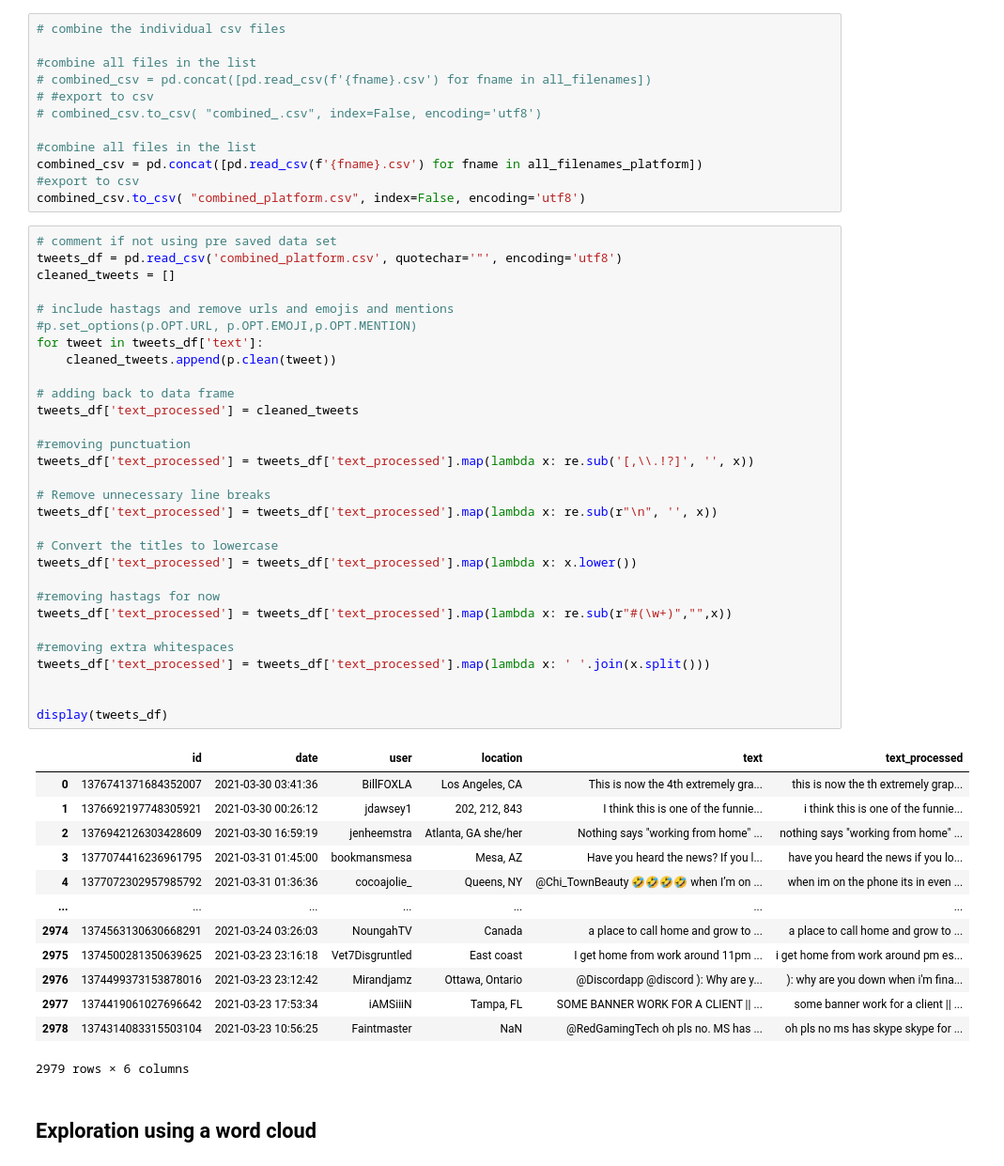
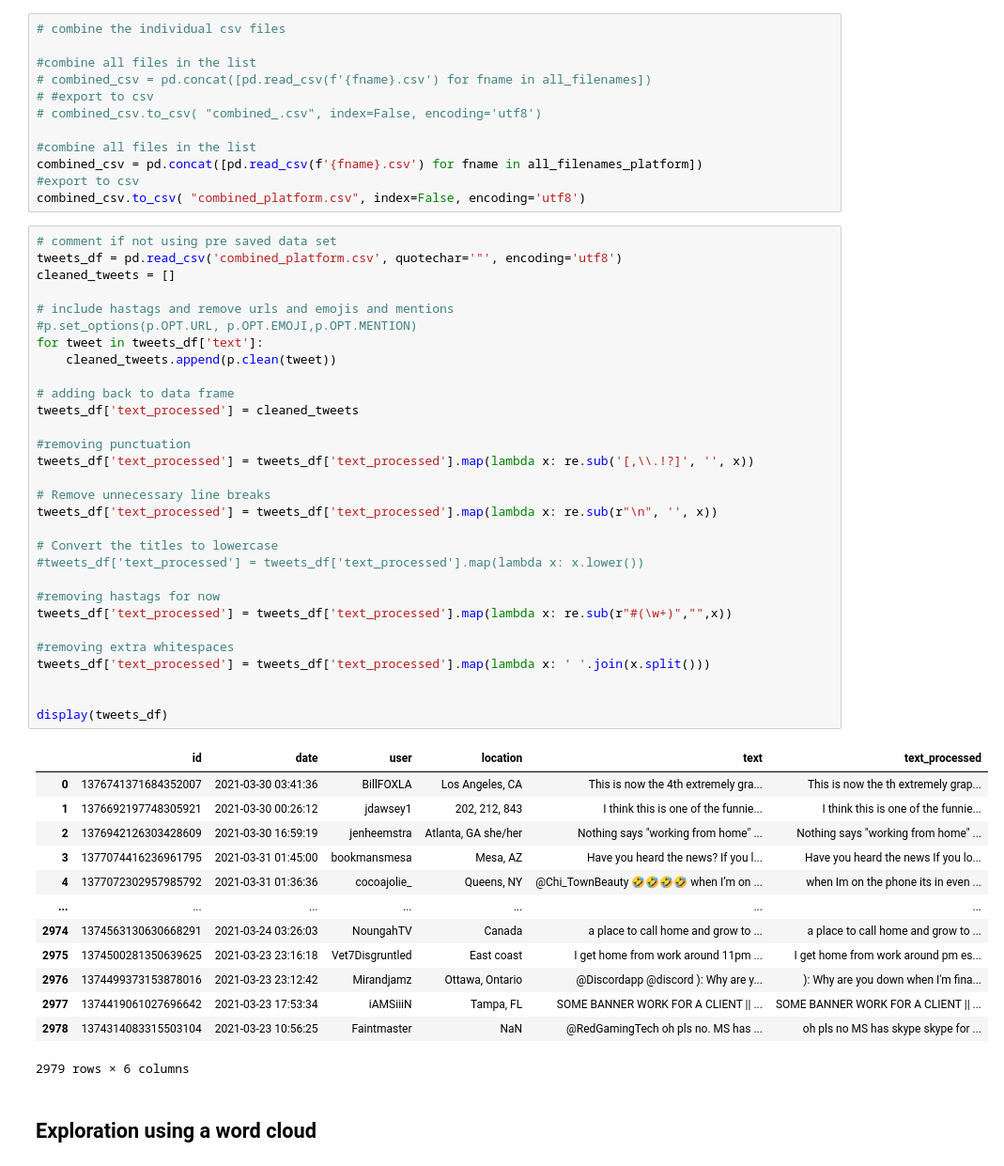
Before and after one commit to AgreshB/Text-Mining, a Jupyter notebook: processing_sma.ipynb, the cells around one changed output. Shown at 94% size. Cells and saved outputs as stored; diff of their text form.

```diff
--- a/processing_sma.ipynb
+++ b/processing_sma.ipynb
@@ -168,45 +171,45 @@ combined_csv.to_csv( "combined_platform.csv", index=False, encoding='utf8')
 # comment if not using pre saved data set
 tweets_df = pd.read_csv('combined_platform.csv', quotechar='"', encoding='utf8')
 cleaned_tweets = []
 
 # include hastags and remove urls and emojis and mentions
 #p.set_options(p.OPT.URL, p.OPT.EMOJI,p.OPT.MENTION)
 for tweet in tweets_df['text']:
     cleaned_tweets.append(p.clean(tweet))
 
 # adding back to data frame
 tweets_df['text_processed'] = cleaned_tweets
 
 #removing punctuation
 tweets_df['text_processed'] = tweets_df['text_processed'].map(lambda x: re.sub('[,\\.!?]', '', x))
 
 # Remove unnecessary line breaks
 tweets_df['text_processed'] = tweets_df['text_processed'].map(lambda x: re.sub(r"\n", '', x))
 
 # Convert the titles to lowercase
-tweets_df['text_processed'] = tweets_df['text_processed'].map(lambda x: x.lower())
+#tweets_df['text_processed'] = tweets_df['text_processed'].map(lambda x: x.lower())
 
 #removing hastags for now
 tweets_df['text_processed'] = tweets_df['text_processed'].map(lambda x: re.sub(r"#(\w+)","",x))
 
 #removing extra whitespaces
 tweets_df['text_processed'] = tweets_df['text_processed'].map(lambda x: ' '.join(x.split()))
 
 
 display(tweets_df)
 # %% [output]
 |  | id | date | user | location | text | text_processed |
-| 0 | 1376741371684352007 | 2021-03-30 03:41:36 | BillFOXLA | Los Angeles, CA | This is now the 4th extremely gra... | this is now the th extremely grap... |
-| 1 | 1376692197748305921 | 2021-03-30 00:26:12 | jdawsey1 | 202, 212, 843 | I think this is one of the funnie... | i think this is one of the funnie... |
-| 2 | 1376942126303428609 | 2021-03-30 16:59:19 | jenheemstra | Atlanta, GA she/her | Nothing says "working from home" ... | nothing says "working from home" ... |
-| 3 | 1377074416236961795 | 2021-03-31 01:45:00 | bookmansmesa | Mesa, AZ | Have you heard the news? If you l... | have you heard the news if you lo... |
-| 4 | 1377072302957985792 | 2021-03-31 01:36:36 | cocoajolie_ | Queens, NY | @Chi_TownBeauty 🤣🤣🤣🤣 when I’m on ... | when im on the phone its in even ... |
+| 0 | 1376741371684352007 | 2021-03-30 03:41:36 | BillFOXLA | Los Angeles, CA | This is now the 4th extremely gra... | This is now the th extremely grap... |
+| 1 | 1376692197748305921 | 2021-03-30 00:26:12 | jdawsey1 | 202, 212, 843 | I think this is one of the funnie... | I think this is one of the funnie... |
+| 2 | 1376942126303428609 | 2021-03-30 16:59:19 | jenheemstra | Atlanta, GA she/her | Nothing says "working from home" ... | Nothing says "working from home" ... |
+| 3 | 1377074416236961795 | 2021-03-31 01:45:00 | bookmansmesa | Mesa, AZ | Have you heard the news? If you l... | Have you heard the news If you lo... |
+| 4 | 1377072302957985792 | 2021-03-31 01:36:36 | cocoajolie_ | Queens, NY | @Chi_TownBeauty 🤣🤣🤣🤣 when I’m on ... | when Im on the phone its in even ... |
 | ... | ... | ... | ... | ... | ... | ... |
 | 2974 | 1374563130630668291 | 2021-03-24 03:26:03 | NoungahTV | Canada | a place to call home and grow to ... | a place to call home and grow to ... |
-| 2975 | 1374500281350639625 | 2021-03-23 23:16:18 | Vet7Disgruntled | East coast | I get home from work around 11pm ... | i get home from work around pm es... |
-| 2976 | 1374499373153878016 | 2021-03-23 23:12:42 | Mirandjamz | Ottawa, Ontario | @Discordapp @discord ): Why are y... | ): why are you down when i'm fina... |
-| 2977 | 1374419061027696642 | 2021-03-23 17:53:34 | iAMSiiiN | Tampa, FL | SOME BANNER WORK FOR A CLIENT || ... | some banner work for a client || ... |
-| 2978 | 1374314083315503104 | 2021-03-23 10:56:25 | Faintmaster | NaN | @RedGamingTech oh pls no. MS has ... | oh pls no ms has skype skype for ... |
+| 2975 | 1374500281350639625 | 2021-03-23 23:16:18 | Vet7Disgruntled | East coast | I get home from work around 11pm ... | I get home from work around pm es... |
+| 2976 | 1374499373153878016 | 2021-03-23 23:12:42 | Mirandjamz | Ottawa, Ontario | @Discordapp @discord ): Why are y... | ): Why are you down when I'm fina... |
+| 2977 | 1374419061027696642 | 2021-03-23 17:53:34 | iAMSiiiN | Tampa, FL | SOME BANNER WORK FOR A CLIENT || ... | SOME BANNER WORK FOR A CLIENT || ... |
+| 2978 | 1374314083315503104 | 2021-03-23 10:56:25 | Faintmaster | NaN | @RedGamingTech oh pls no. MS has ... | oh pls no MS has skype skype for ... |
 2979 rows × 6 columns
 # %% [markdown]
 ## Exploration using a word cloud
```
Also changed, not shown: parts of 9 cells of this notebook.
